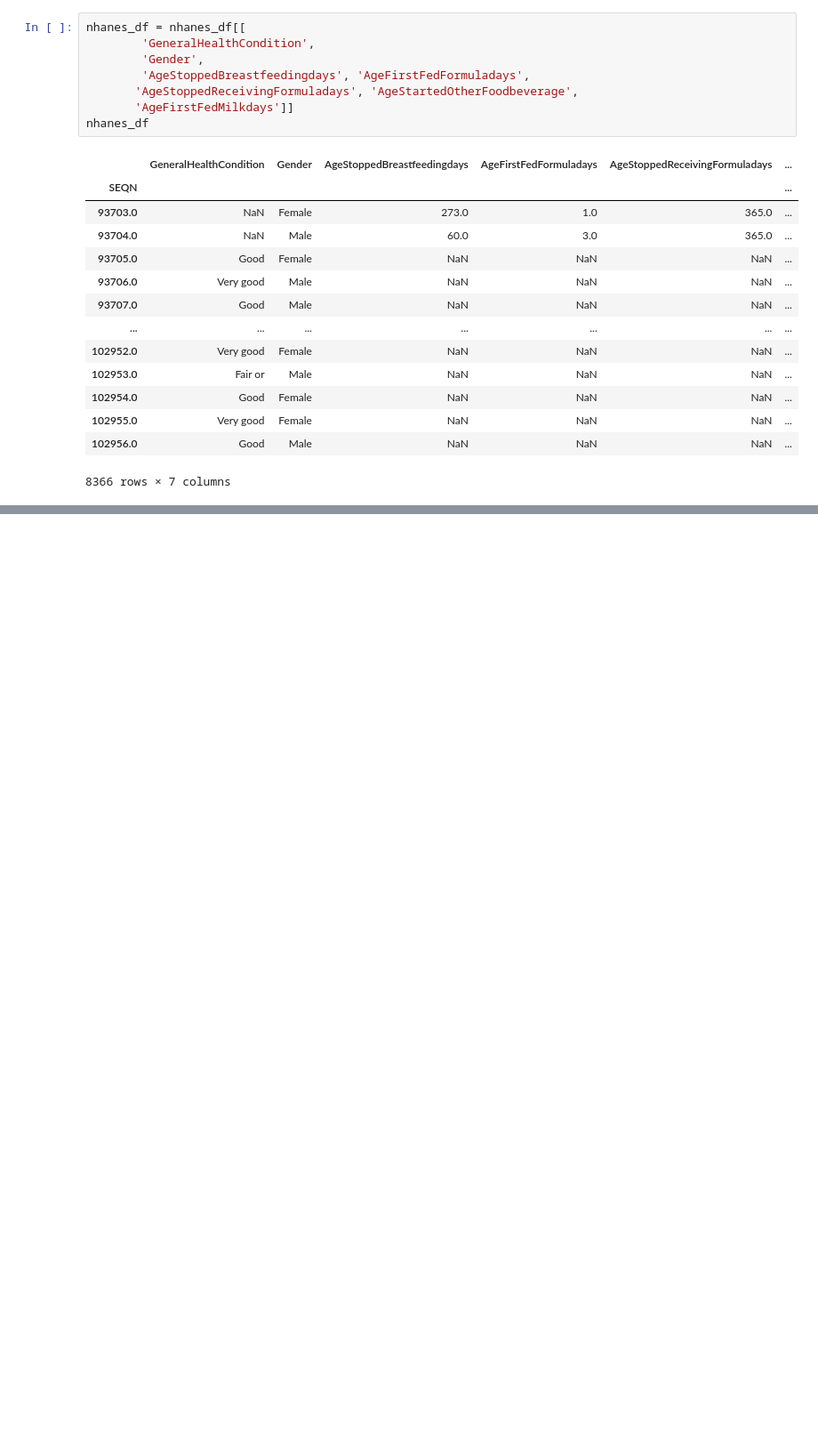
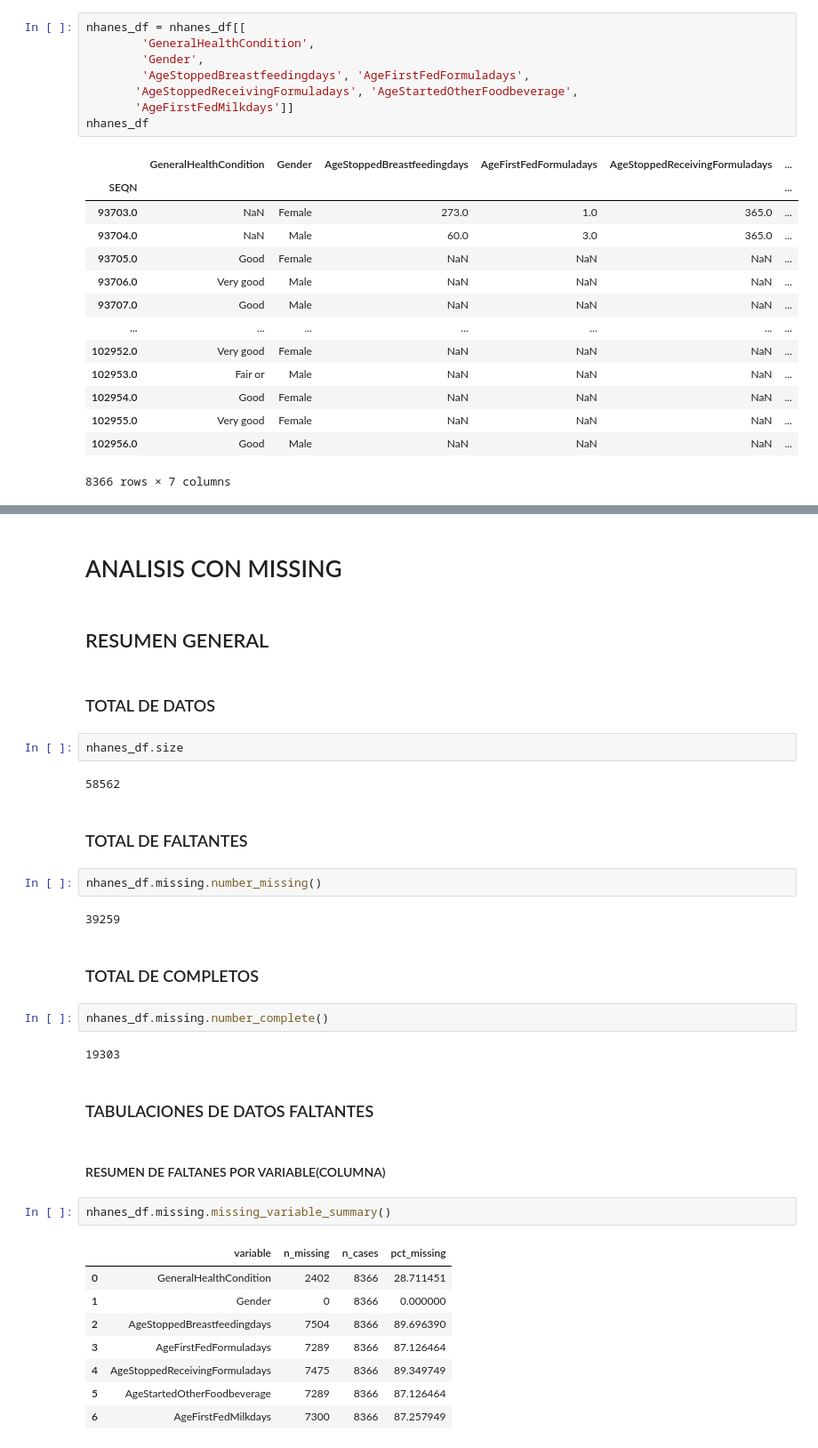
Before and after one commit to cesarmayta/BOOTCAMP_DSG1, a Jupyter notebook: dia1/03_exploracion_faltantes.ipynb, the cells around one changed output, grey strips where cells are left out. Shown at 89% size. Saved outputs shown, nothing was run; the diff lists cells and outputs as text; blank space fills up the shorter version.

```diff
--- a/dia1/03_exploracion_faltantes.ipynb
+++ b/dia1/03_exploracion_faltantes.ipynb
@@ -85,0 +98,37 @@ nhanes_df
+# %% [markdown]
+# ANALISIS CON MISSING
+# %% [markdown]
+## RESUMEN GENERAL
+# %% [markdown]
+### TOTAL DE DATOS
+# %%
+nhanes_df.size
+# %% [output]
+58562
+# %% [markdown]
+### TOTAL DE FALTANTES
+# %%
+nhanes_df.missing.number_missing()
+# %% [output]
+39259
+# %% [markdown]
+### TOTAL DE COMPLETOS
+# %%
+nhanes_df.missing.number_complete()
+# %% [output]
+19303
+# %% [markdown]
+### TABULACIONES DE DATOS FALTANTES
+# %% [markdown]
+#### RESUMEN DE FALTANES POR VARIABLE(COLUMNA)
+# %%
+nhanes_df.missing.missing_variable_summary()
+# %% [output]
+|  | variable | n_missing | n_cases | pct_missing |
+| 0 | GeneralHealthCondition | 2402 | 8366 | 28.711451 |
+| 1 | Gender | 0 | 8366 | 0.000000 |
+| 2 | AgeStoppedBreastfeedingdays | 7504 | 8366 | 89.696390 |
+| 3 | AgeFirstFedFormuladays | 7289 | 8366 | 87.126464 |
+| 4 | AgeStoppedReceivingFormuladays | 7475 | 8366 | 89.349749 |
+| 5 | AgeStartedOtherFoodbeverage | 7289 | 8366 | 87.126464 |
+| 6 | AgeFirstFedMilkdays | 7300 | 8366 | 87.257949 |
```
Also changed, not shown: parts of 6 cells of this notebook.
